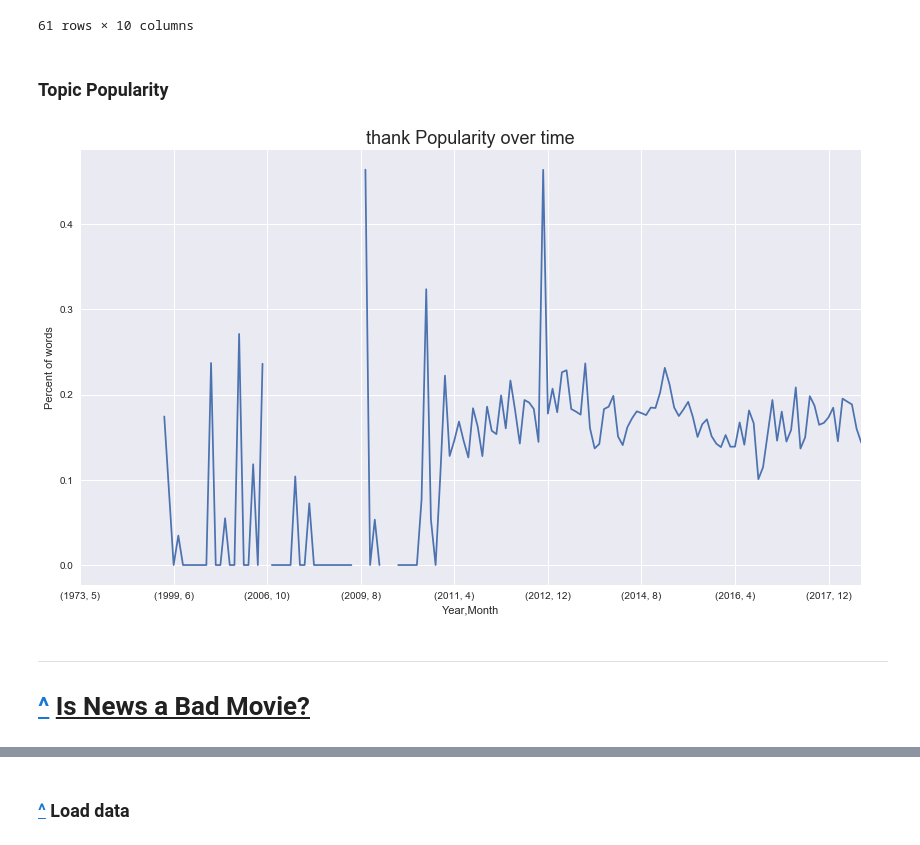
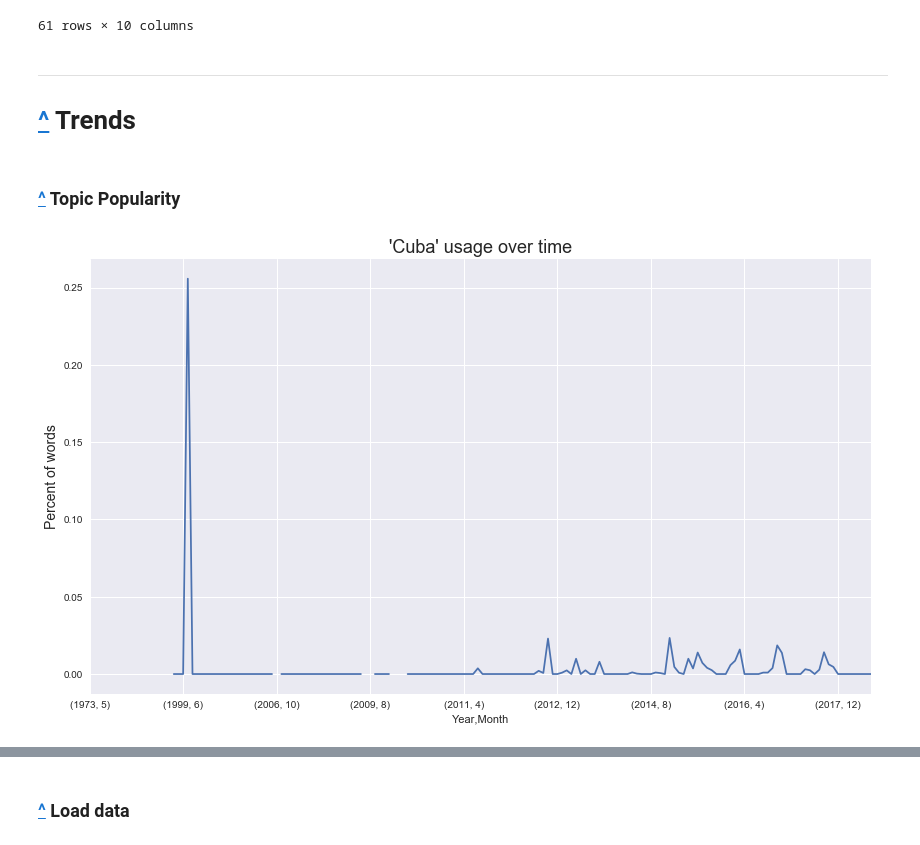
Before and after one commit to pstetz/PBS-Newshour, a Jupyter notebook: analysis.ipynb, the cells around one changed output, grey strips where cells are left out. Saved outputs shown, nothing was run; the diff lists cells and outputs as text; code cells hidden in the pictures.

```diff
--- a/analysis.ipynb
+++ b/analysis.ipynb
@@ -284,41 +297,53 @@ Showing results for: ANGELA MERKEL
 | 17596 | https://www.pbs.org/newshour/show... | In our news wrap Thursday, a gunm... | 2018-06-28 06:45:00 | News Wrap: Annapolis newspaper sh... | [[Judy Woodruff, [ In the day’s o... | {ROD ROSENSTEIN, JUDY WOODRUFF, A... | 0.0 | EDT | 2018 | ... |
 | 17600 | https://www.pbs.org/newshour/show... | Leaders from the European Union a... | 2018-06-29 06:30:00 | EU’s migrant compromise leaves ma... | [[Judy Woodruff, [ While the U.S.... | {JUDY WOODRUFF, WILLIAM BRANGHAM,... | 0.0 | EDT | 2018 | ... |
 61 rows × 10 columns
+# %% [markdown]
+---
+<a id="trends"></a>
+
+# [^](#toc) Trends
 # %% [markdown]
-### Topic Popularity
+<a id="topic_popularity"></a>
+
+### [^](#toc) Topic Popularity
 # %%
 from collections import Counter
 
-topic = "thank"
+LIMIT_TIME = False
+
+topics     = ["Obama", "Trump", "Clinton", "Immigration", "Congress", "Cuba"]
+topic      = topics[-1]
 
 def topic_popularity(topic):
     def popularity_helper(transcript):
         transcript = list(map(lambda x: x[1][0], transcript))
         transcript = (" ".join(transcript).lower()).split(" ")
         N          = len(transcript)
         counts     = Counter(transcript)
         return (counts[topic.lower()] / N) * 100
     return popularity_helper
 
 plt.figure(figsize=(14, 8))
-plt.title(f"{topic} Popularity over time", fontsize=18)
-plt.ylabel("Percent of words")
+plt.title(f"'{topic}' usage over time", fontsize=18)
+plt.ylabel("Percent of words", fontsize=14)
 
 df["Temp"] = (
                 df[df.Transcript.map(lambda x: x != [])]
                     .Transcript
                     .map(topic_popularity(topic))
                 )
 
-(df
+if LIMIT_TIME:
+    temp = df[df.Year > 2010]
+else:
+    temp = df
+
+(temp
      .groupby(["Year", "Month"])
      .Temp
      .apply(np.mean)
-).plot();
+).plot()
+
+df.drop("Temp", axis=1, inplace=True)
 # %% [output]
-[figure, old version]
+[figure, new version]
-# %% [markdown]
----
-<a id="movies"></a>
-
-# [^](#toc) <u>Is News a Bad Movie?</u>
```
Also changed, not shown: parts of 16 cells of this notebook, 1 other file.
